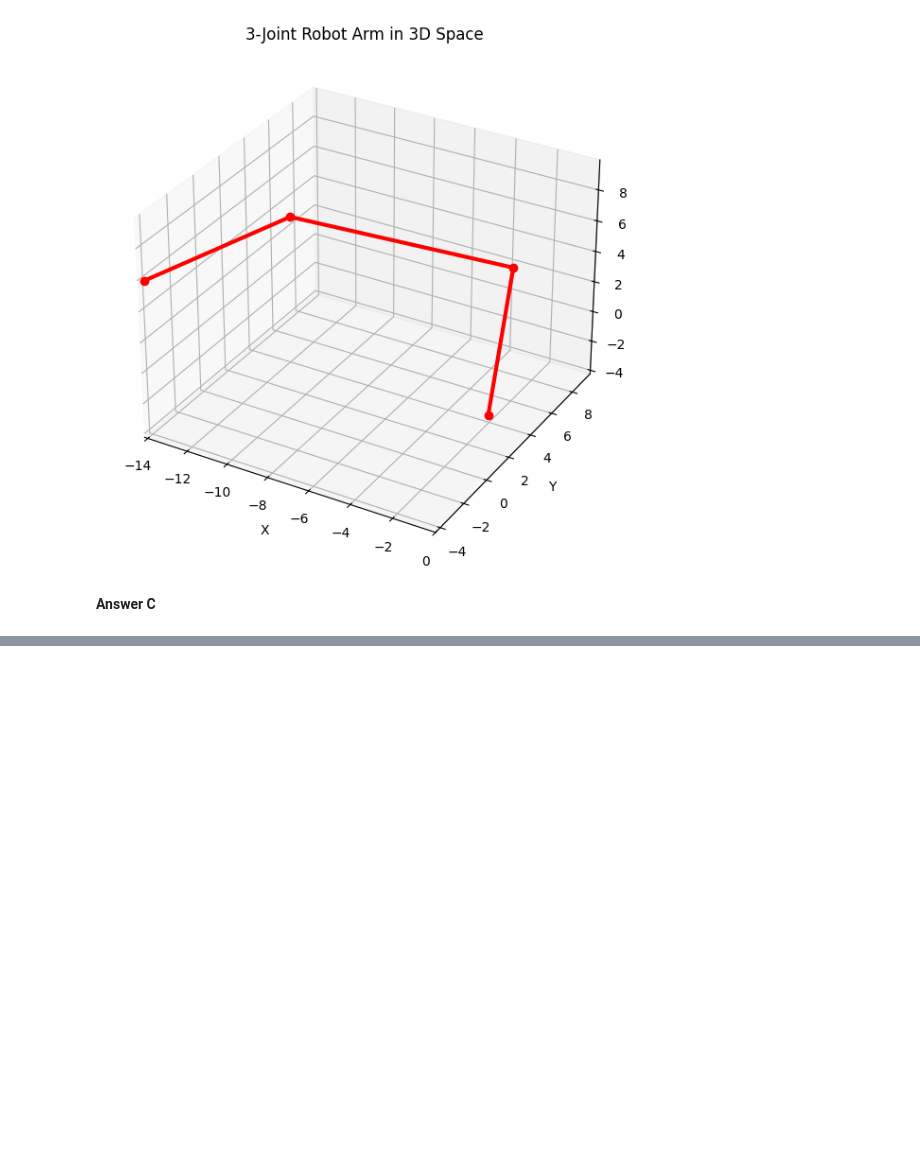
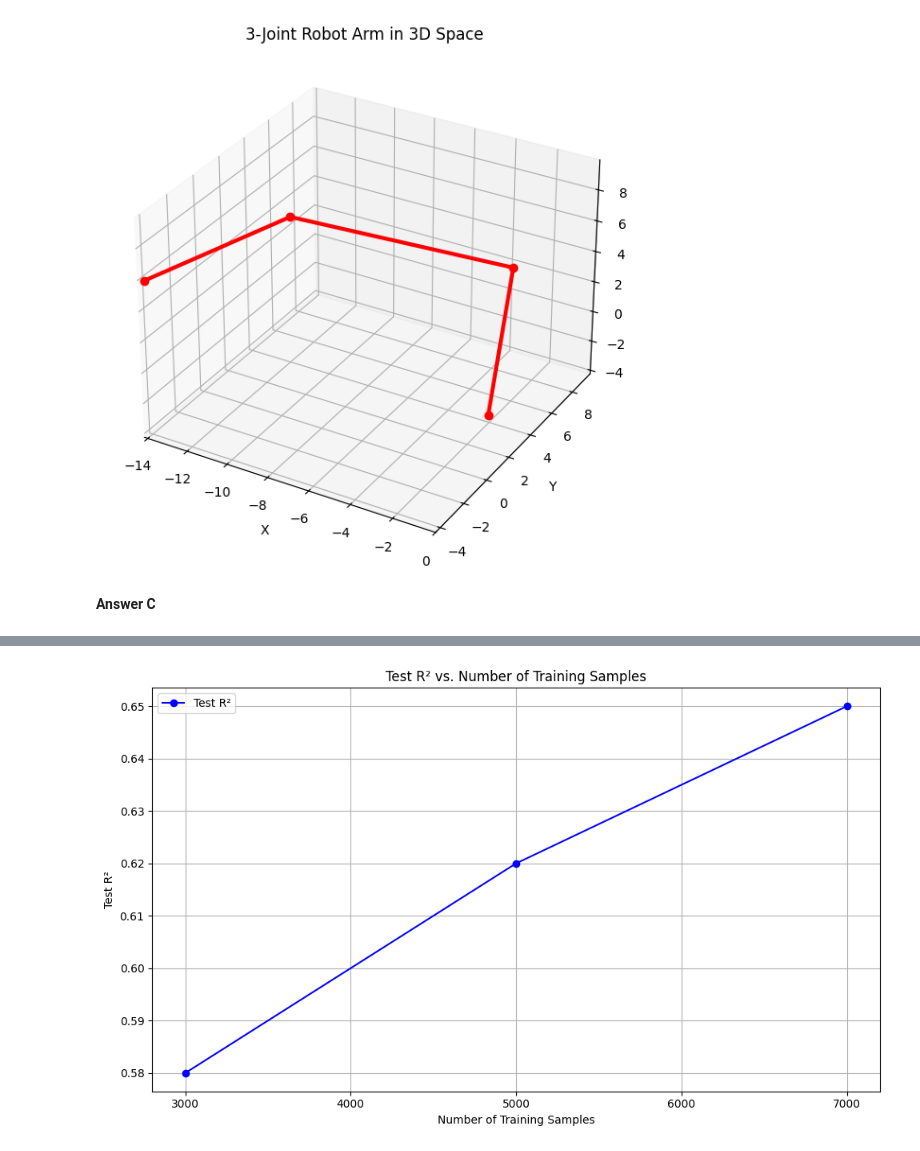
Before and after one commit to 160419982021/ML, a Jupyter notebook: PDE4433_2022_23_A2_T1_Inverse_Kinematics.ipynb, the cells around one changed output, grey strips where cells are left out. Drawn from its saved outputs; the diff is of its cells as text; code cells hidden in the pictures; blank space fills up the shorter version.

```diff
--- a/PDE4433_2022_23_A2_T1_Inverse_Kinematics.ipynb
+++ b/PDE4433_2022_23_A2_T1_Inverse_Kinematics.ipynb
@@ -1597,0 +1865,28 @@ Position error: 1.9856295503969112
+# %%
+import matplotlib.pyplot as plt
+import numpy as np
+
+# Extracted data from the previous experiments
+training_data = [
+    {"joint_range": (0, 3.141592653589793), "n_train": 3000, "test_r2": 0.58},
+    {"joint_range": (0, 6.283185307179586), "n_train": 5000, "test_r2": 0.62},
+    {"joint_range": (0, 1.5707963267948966), "n_train": 7000, "test_r2": 0.65}
+]
+
+# Prepare data for plotting
+training_points = [data["n_train"] for data in training_data]
+test_r2_scores = [data["test_r2"] for data in training_data]
+
+# Plotting Test R² vs. Number of Training Samples
+plt.figure(figsize=(10, 6))
+plt.plot(training_points, test_r2_scores, marker='o', linestyle='-', color='b', label='Test R²')
+plt.xlabel("Number of Training Samples")
+plt.ylabel("Test R²")
+plt.title("Test R² vs. Number of Training Samples")
+plt.grid(True)
+plt.xticks(np.arange(min(training_points), max(training_points) + 1000, 1000))  # Adjust the x-axis ticks
+plt.tight_layout()
+plt.legend()
+plt.show()
+# %% [output]
+[figure, added]
```
Also changed, not shown: parts of 11 cells of this notebook.
